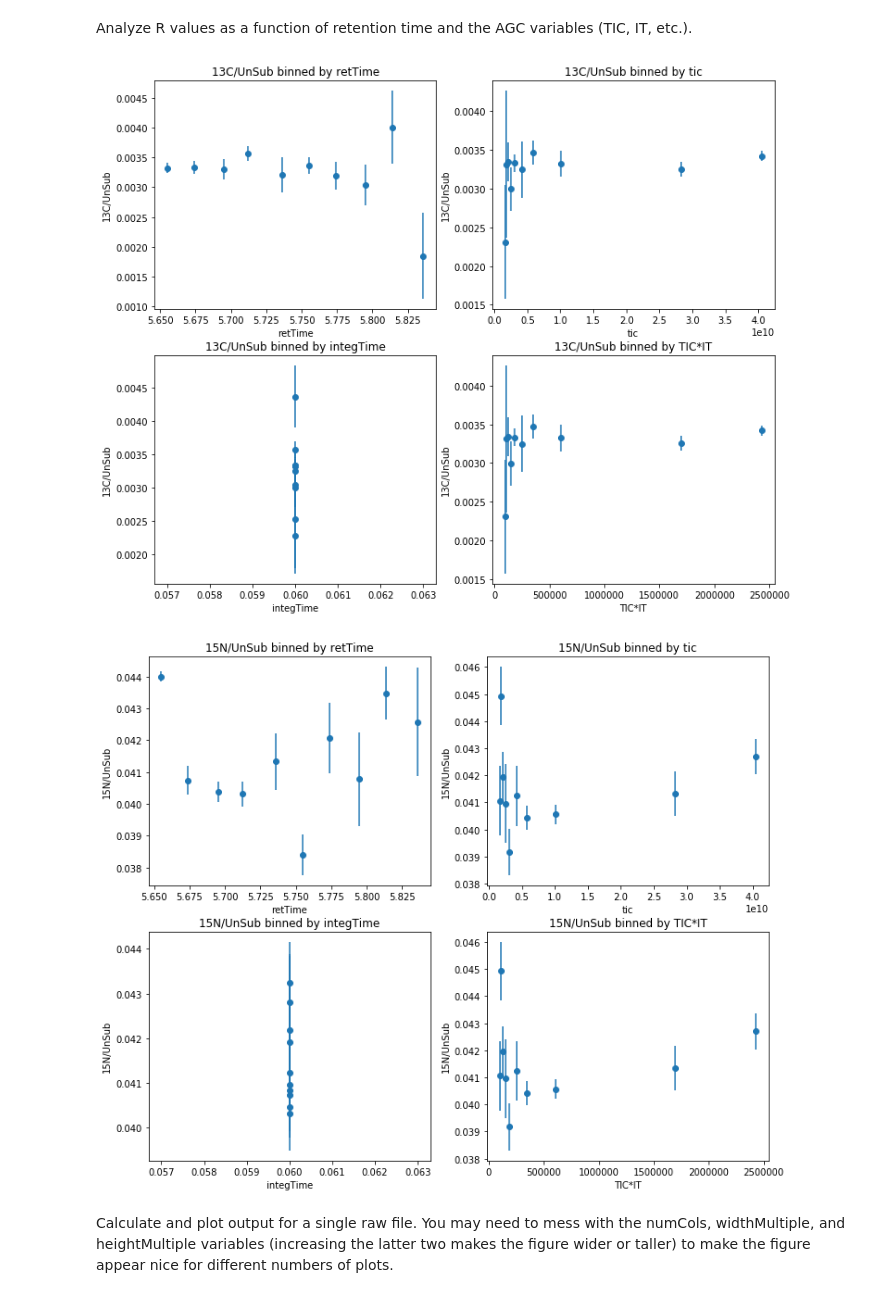
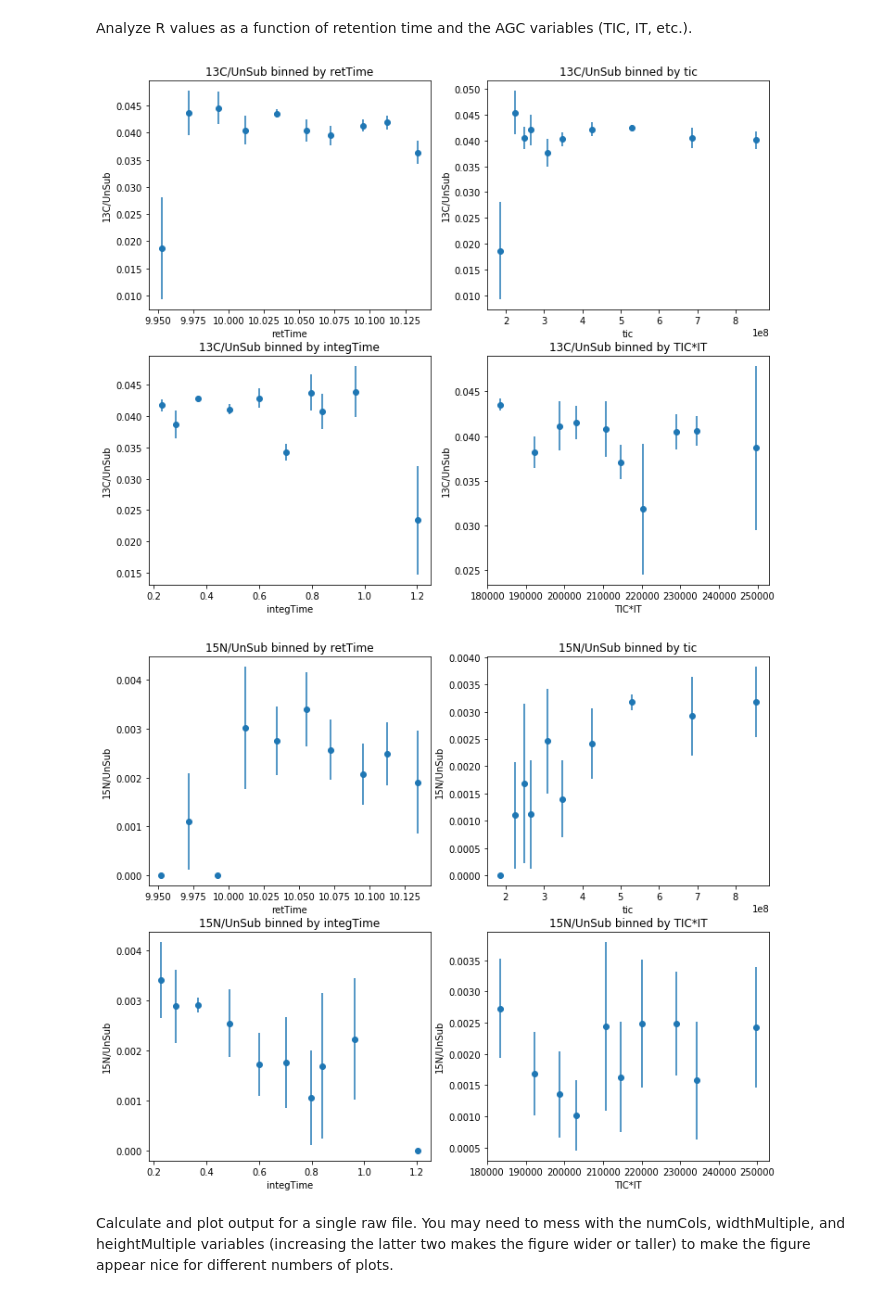
Before and after one commit to szeichner/Orbitrap-Data-Processing-Script, a Jupyter notebook: AnyRatioAnalysis_sz.ipynb, the cells around one changed output. Drawn from its saved outputs; the diff is of its cells as text; code cells hidden in the pictures.

```diff
--- a/AnyRatioAnalysis_sz.ipynb
+++ b/AnyRatioAnalysis_sz.ipynb
@@ -82,18 +87,19 @@ By default, the code will compute ratio for every combination; here 13C/15N, 13C
 (Note: the following code is basically un-modified from T.C. code from March 2020).
 # %%
 #Specific file name to look at
-inputStandardFile = "/Users/sarahzeichner/Documents/Caltech/Research/Quick Orbitrap Methods/data/June2020/AA_std_2_15_agc_2e4.xlsx"
-outputPath = '/Users/sarahzeichner/Documents/Caltech/Research/Orbitrap Data Processing Script/outputtest.csv'
+inputStandardFile = '/Users/sarahzeichner/Documents/Caltech/Research/Direct Injection/DirectInjectionData/July2020/July152020/Standard/1_StdMix1_3.xlsx'
+#inputStandardFile = '/Users/sarahzeichner/Documents/Caltech/Research/Direct Injection/DirectInjectionData/July2020/July172020/Standard/1_100D_dot_StdMix1_2.xlsx'
+outputPath = ''
 isotopeList = ['UnSub','15N','13C']
 gc_elution_on = True
-peakTimeFrames = [(5.65,5.85), (6.82,7.62), (9.74,10.04), (10.00,10.30), (13.74,14.04)]
-omitRatios = ['15N/13C']
+peakTimeFrames = [(6.65,6.78), (7.85, 8.12), (9.95,10.15), (10.21, 10.40), (12.32,12.47)]
+omitRatios = ['15N/13C', '13C/15N']
 # %% [markdown]
 Import the data into a workable form (i.e., The FTStat import has each peak (single line of FTStat input code, i.e. a 13C or 15N peak) as a separate dataframe. This code combines these so that each fragment (where a fragment is a set of peaks, i.e. the 109 fragment as a 13C, 15N, and Unsubstituted peak) has a single dataframe. It then culls scans that fall outside of some threshold, i.e. here with TIC * IT more than three standard deviations from the mean. Note the isotopeList input is the same as defined in input 2; the same isotopeList is used in multiple functions and should be carried through the entire script, so it is easiest to change it once at the start.)
 # %%
-peaks = _importPeaksFromFTStatFile(inputStandardFile)
-pandas = _convertToPandasDataFrame(peaks)
-Merged =_combineSubstituted(peakDF=pandas, cullOn = None, cullZeroScansOn = False, gc_elution_on = gc_elution_on, gc_elution_times = peakTimeFrames, cullAmount = 2, isotopeList = isotopeList, NL_over_TIC = 0.10, csv_output_path=None)
+peaks = import_Peaks_From_FTStatFile(inputStandardFile)
+pandas = convert_To_Pandas_DataFrame(peaks)
+Merged =combine_Substituted_Peaks(peakDF=pandas, cullOn = None, cullZeroScansOn = False, gc_elution_on = gc_elution_on, gc_elution_times = peakTimeFrames, cullAmount = 2, isotopeList = isotopeList, NL_over_TIC = 0.10, csv_output_path=None)
 # %% [markdown]
 Analyze data quality related to the AGC system, determining how TIC, IT, and TIC * IT vary with retention time and with each other.
 
@@ -160,7 +166,7 @@ TIC*IT Mean and STD
 # %% [markdown]
 Analyze R values as a function of retention time and the AGC variables (TIC, IT, etc.).
 # %%
-df = Merged[0]
+df = Merged[2]
 numBins = 10
 xvars = ['retTime','tic','integTime','TIC*IT']
 count = df.shape[0]/10
@@ -182,35 +188,35 @@ for isotope in specialIsotopeList:
         avgYList = []
         errorList = []
 
         for div in range(0,numBins):
 
             if isotope + '/UnSub' in df:
                 targetVariable = isotope + '/UnSub'
             else:
                 targetVariable = 'UnSub/' + isotope
 
             sortDf = df.sort_values(by=[variable])
             division = [int(div * count//1),int((div+1)*count//1)]
             restrictDf = sortDf.iloc[list(range(division[0],division[1]))]
             Ymean = np.mean(restrictDf[targetVariable])
             YStd = np.std(restrictDf[targetVariable])
             YStError = YStd / np.power(len(restrictDf),0.5)
             Xmean = np.mean(restrictDf[variable])
 
             avgXList.append(Xmean)
             avgYList.append(Ymean)
             errorList.append(YStError)
 
         plt.subplot(2,2,xvars.index(variable)+1)
         plt.errorbar(avgXList, avgYList, errorList, fmt='o')
         plt.xlabel(variable)
         plt.ylabel(targetVariable)
         plt.title(targetVariable + ' binned by ' + variable)
 
     plt.show()
 # %% [output]
-[figure, old version]
+[figure, new version]
-[figure, old version]
+[figure, new version]
 # %% [markdown]
 Calculate and plot output for a single raw file.
 You may need to mess with the numCols, widthMultiple, and heightMultiple variables (increasing the latter two makes the figure wider or taller) to make the figure appear nice for different numbers of plots.
```
Also changed, not shown: parts of 2 cells of this notebook, 4 other files.
